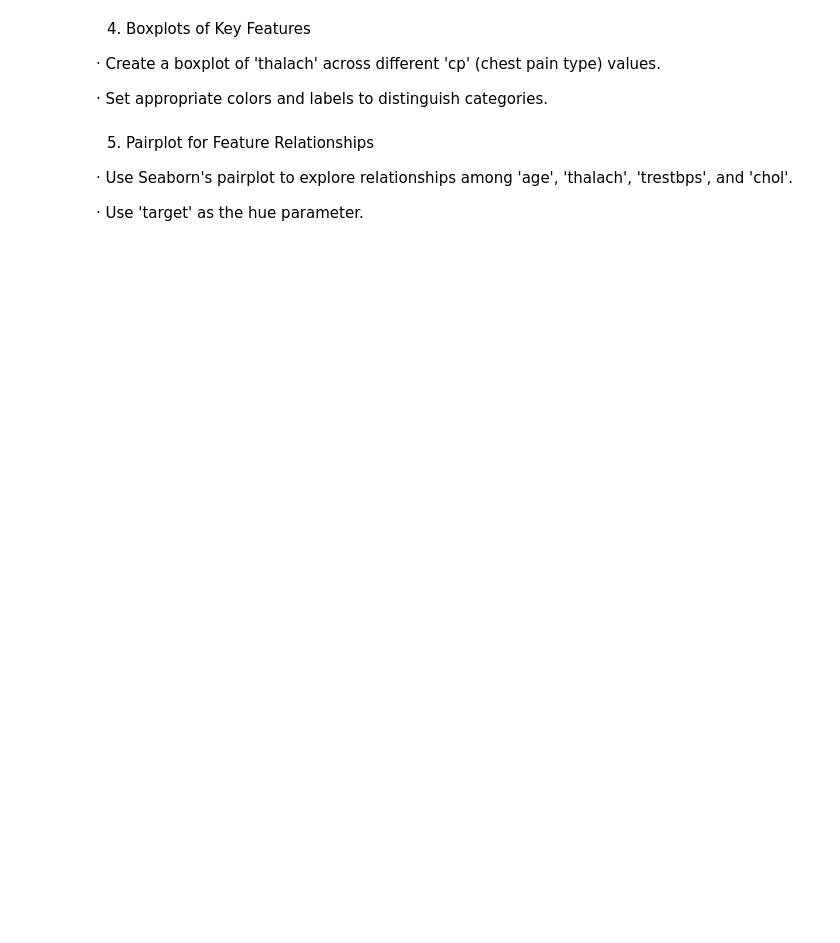
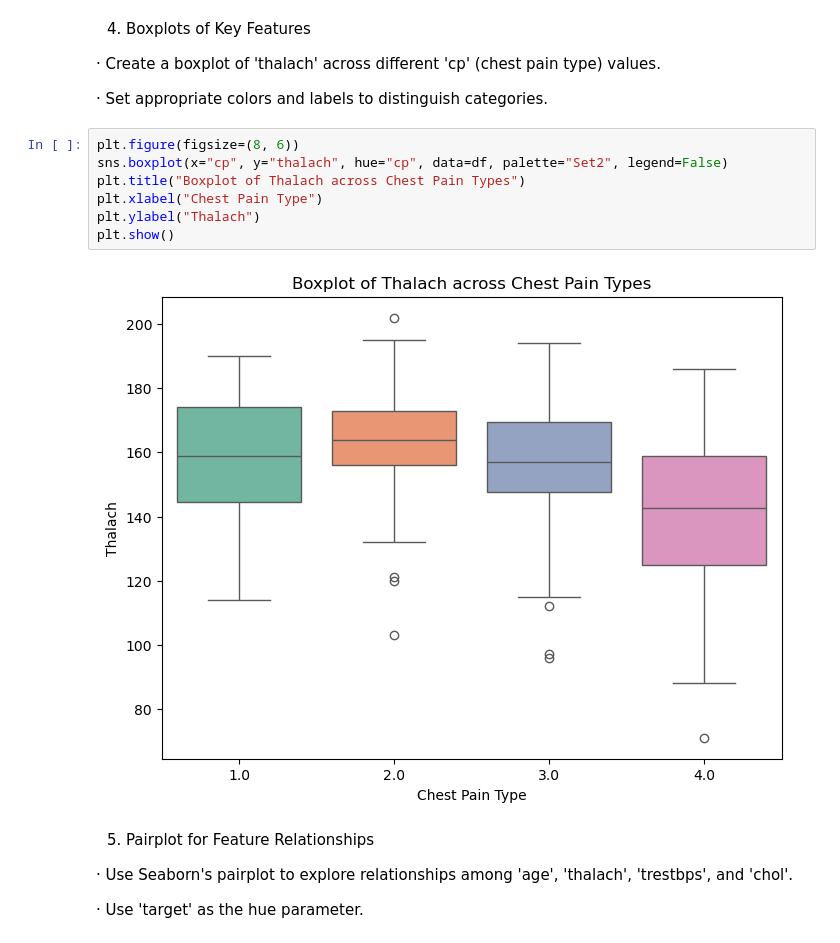
Before and after one commit to PaullGit/AI-healthcare, a Jupyter notebook: Week5/M3_A1_group09.ipynb, the cells around one changed output. Saved outputs shown, nothing was run; the diff lists cells and outputs as text; blank space fills up the shorter version.

```diff
--- a/Week5/M3_A1_group09.ipynb
+++ b/Week5/M3_A1_group09.ipynb
@@ -114,6 +156,15 @@ o A scatter plot visualizing the relationship between 'chol' and 'thalach'.
 · Create a boxplot of 'thalach' across different 'cp' (chest pain type) values.
 
 · Set appropriate colors and labels to distinguish categories.
+# %%
+plt.figure(figsize=(8, 6))
+sns.boxplot(x="cp", y="thalach", hue="cp", data=df, palette="Set2", legend=False)
+plt.title("Boxplot of Thalach across Chest Pain Types")
+plt.xlabel("Chest Pain Type")
+plt.ylabel("Thalach")
+plt.show()
+# %% [output]
+[figure, added]
 # %% [markdown]
 5. Pairplot for Feature Relationships
 
```
Also changed, not shown: parts of 9 cells of this notebook.
